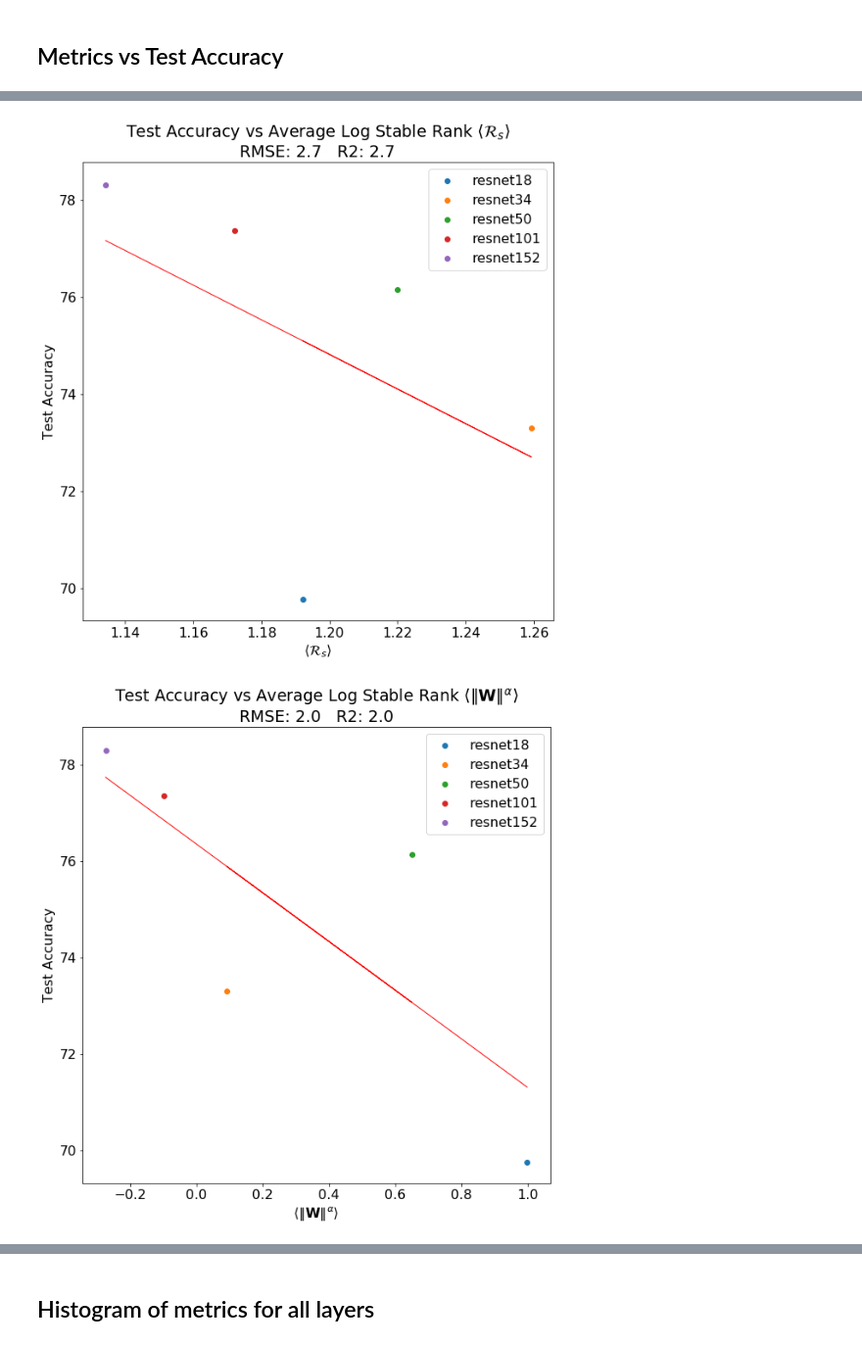
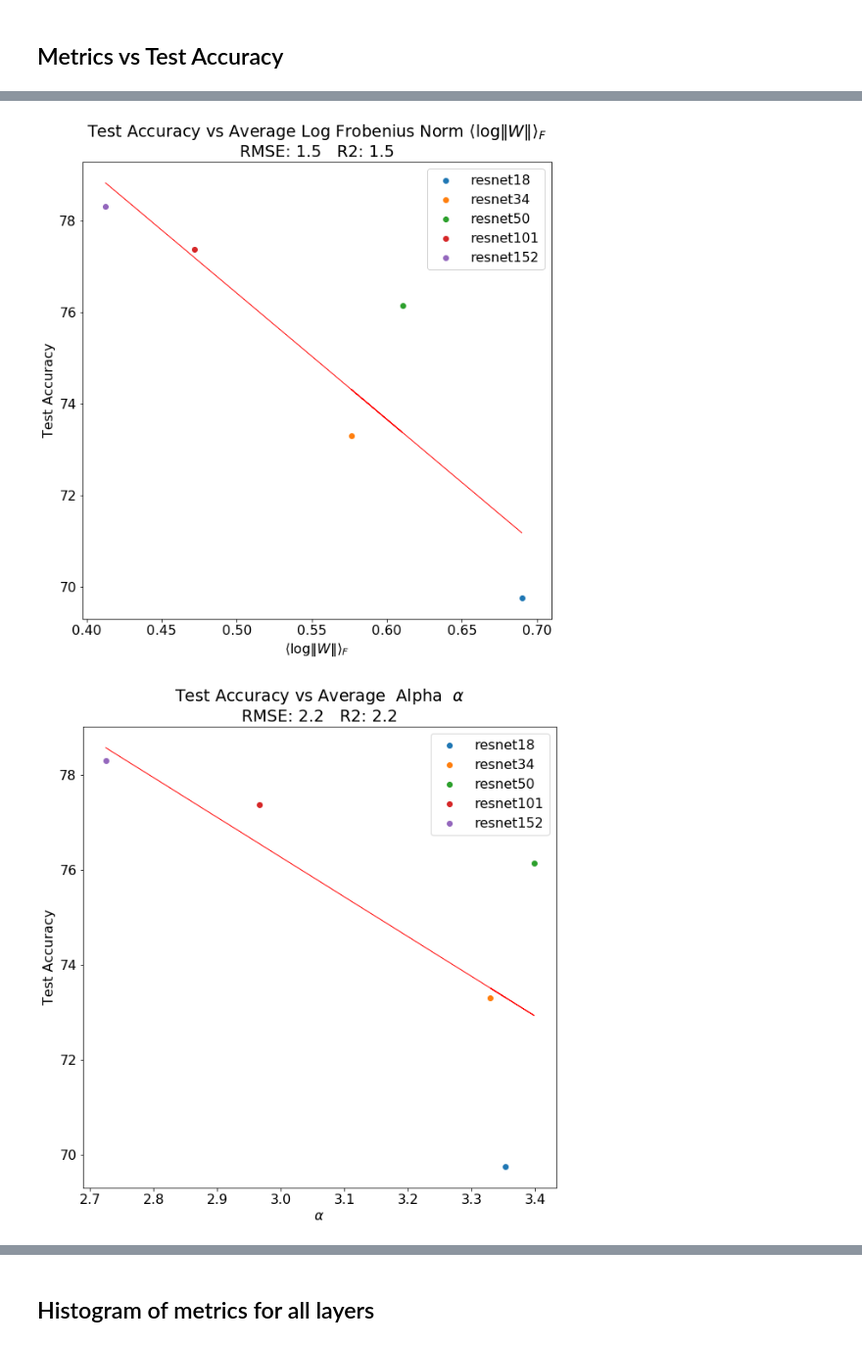
Before and after one commit to CalculatedContent/WeightWatcher, a Jupyter notebook: WeightWatcher-ResNet.ipynb, the cells around one changed output, grey strips where cells are left out. Shown at 98% size. Saved outputs shown, nothing was run; the diff lists cells and outputs as text; code cells hidden in the pictures.

Commit message:
updated Resnet plots

```diff
--- a/WeightWatcher-ResNet.ipynb
+++ b/WeightWatcher-ResNet.ipynb
@@ -122,7 +119,7 @@ top5_errors= {
 all_details = []
 all_summaries = []
 for im, name in enumerate(all_names):
-    watcher = ww.WeightWatcher(model=all_models[im])
+    watcher = ww.WeightWatcher(model=all_models[im], logger=logger)
     results = watcher.analyze(alphas=True, softranks=True, spectralnorms=True, mp_fit=True)
 
     summary =  watcher.get_summary()
@@ -242,16 +198,34 @@ plot_test_accuracy(metric, xlabel, title)
-# %%
-metric = "softranklog"
-xlabel = r"$\langle\mathcal{R}_{s}\rangle$"
-title = "Average Log Stable Rank "+xlabel
-
-plot_test_accuracy(metric, xlabel, title)
-# %% [output]
-[figure, removed]
-# %%
-metric = "logpnorm"
-xlabel = r"$\langle\Vert\mathbf{W}\Vert^{\alpha}\rangle$"
-title = "Average Log Stable Rank "+xlabel
-
-plot_test_accuracy(metric, xlabel, title)
-# %% [output]
-[figure, removed]
+# %%
+metric = "lognorm"
+xlabel = r"$\langle\log\Vert W\Vert\rangle_{F}$"
+title = "Average Log Frobenius Norm "+xlabel
+plot_test_accuracy(metric, xlabel, title)
+
+
+metric = "alpha"
+xlabel = r"$\alpha$"
+title = "Average  Alpha  "+xlabel
+plot_test_accuracy(metric, xlabel, title)
+
+metric = "alpha_weighted"
+xlabel = r"$\hat{\alpha}$"
+title = "Average Weighted Alpha  "+xlabel
+plot_test_accuracy(metric, xlabel, title)
+
+metric = "spectralnorm"
+xlabel = r"$\langle\Vert\mathbf{W}\Vert_{2}\rangle$"
+title = "Average Log Spectral Norm  "+xlabel
+plot_test_accuracy(metric, xlabel, title)
+
+metric = "softranklog"
+xlabel = r"$\langle\mathcal{R}_{s}\rangle$"
+title = "Average Log Stable Rank "+xlabel
+plot_test_accuracy(metric, xlabel, title)
+
+metric = "logpnorm"
+xlabel = r"$\langle\Vert\mathbf{W}\Vert^{\alpha}\rangle$"
+title = "Average Log Stable Rank "+xlabel
+plot_test_accuracy(metric, xlabel, title)
+# %% [output]
+[figure, added]
+[figure, added]
```
Also changed, not shown: parts of 18 cells of this notebook.
